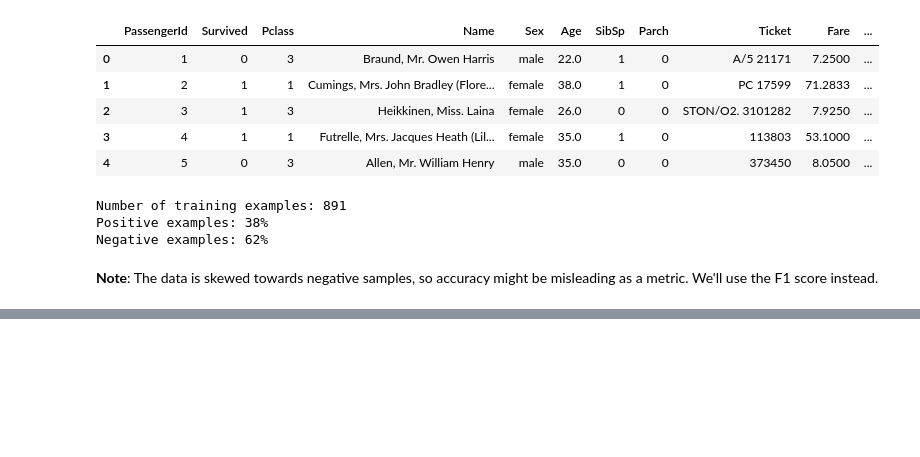
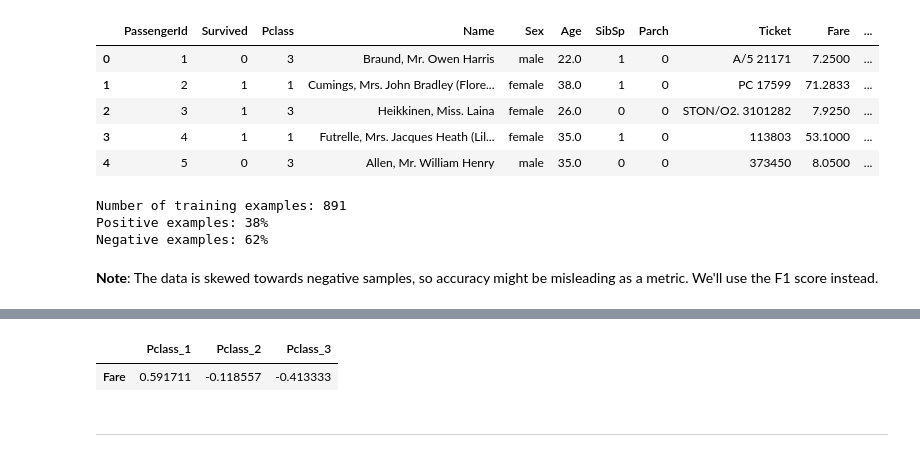
Before and after one commit to alexgeorgousis/titanic-ML, a Jupyter notebook: report.ipynb, the cells around one changed output, grey strips where cells are left out. Cells and saved outputs as stored; diff of their text form; code cells hidden in the pictures; blank space fills up the shorter version.

```diff
--- a/report.ipynb
+++ b/report.ipynb
@@ -59,0 +162,15 @@ data.head(1)
+# %%
+# Display a table with the correlations between the 3 classes and the fare
+corr = data.corr()
+df = pd.DataFrame(data=[
+                        [corr["Pclass_1"]["Fare"],
+                         corr["Pclass_2"]["Fare"],
+                         corr["Pclass_3"]["Fare"]]],
+                  columns=["Pclass_1", "Pclass_2", "Pclass_3"],
+                  index=["Fare"])
+display(df)
+# %% [output]
+|  | Pclass_1 | Pclass_2 | Pclass_3 |
+| Fare | 0.591711 | -0.118557 | -0.413333 |
+# %% [markdown]
+---
```
Also changed, not shown: parts of 21 cells of this notebook.
